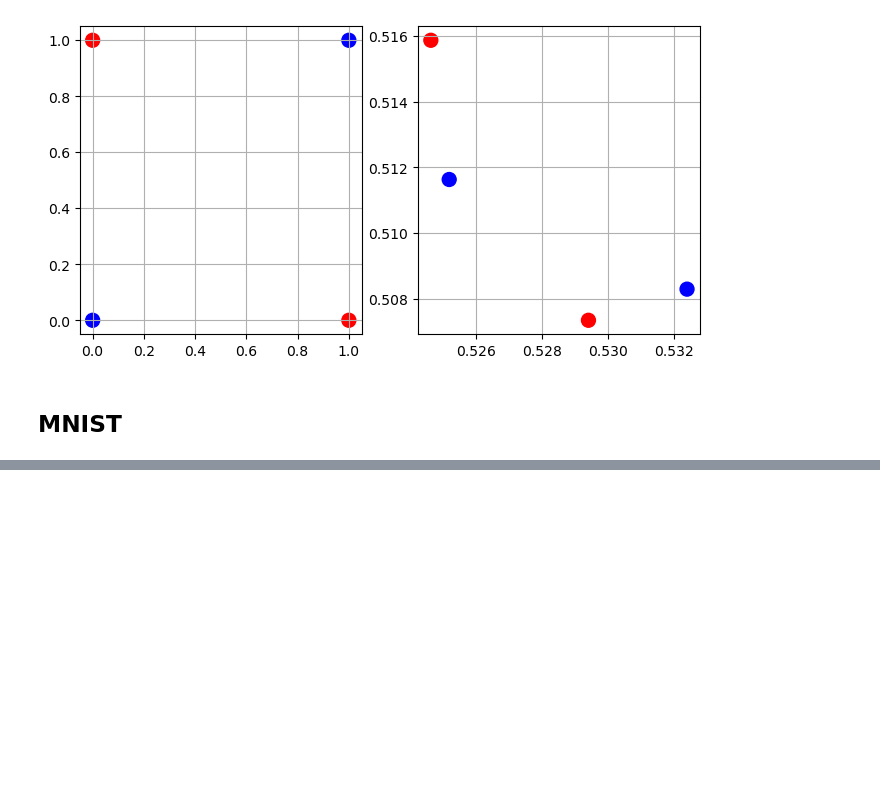
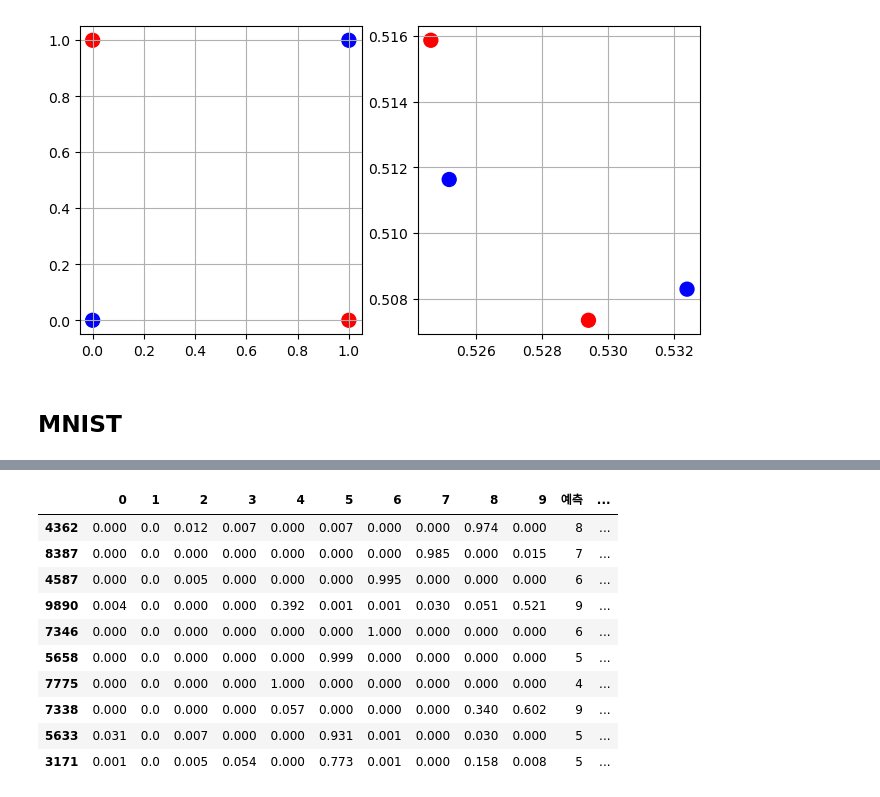
Before and after one commit to rebirther00/pydeep_multicam, a Jupyter notebook: Day3.ipynb, the cells around one changed output, grey strips where cells are left out. Drawn from its saved outputs; the diff is of its cells as text; code cells hidden in the pictures; blank space fills up the shorter version.

```diff
--- a/Day3.ipynb
+++ b/Day3.ipynb
@@ -338,0 +393,17 @@ print(len(mnist['test']))
+# %%
+z = np.array([
+    [4.3, 3.2, -2.1],
+    [3.3, 1.2, -7.1]])
+
+# print(np.exp(z).round(3)) # 무조건 양수
+# print(np.exp(z) / np.sum(np.exp(z))) # 합이 1이 되도록 정규화
+
+def softmax(x):
+    exp_x = np.exp(x-x.max(axis=1, keepdims=True )) # 오버플로우 방지
+    return exp_x / exp_x.sum(axis=1, keepdims=True)
+
+pd.DataFrame({
+    'z' : z.flatten(),
+    'exp(z)' : np.exp(z).flatten(),
+    'softmax(z)' : softmax(z).flatten()
+}).round(3)
@@ -338,0 +418,24 @@ print(len(mnist['test']))
+# %%
+outputs = test_data @ model.coef_.T + model.intercept_
+예측 = np.argmax(outputs, axis=1)
+assert np.all(예측 == model.predict(test_data))
+pd.DataFrame(outputs).assign(예측=np.argmax(outputs, axis=1), 정답=test_targets).sample(10)
+
+# 아래 코드는 크게 의미가 없는 코드임.
+pd.DataFrame(sigmoid(outputs)).assign(예측=np.argmax(outputs, axis=1), 정답=test_targets).sample(10)
+
+# def softmax(x):
+#     return np.exp(x) / np.sum(np.exp(x), axis=1, keepdims=True)
+pd.DataFrame(softmax(outputs)).assign(예측=np.argmax(outputs, axis=1), 정답=test_targets).sample(10).round(3)
+# %% [output]
+|  | 0 | 1 | 2 | 3 | 4 | 5 | 6 | 7 | 8 | 9 | 예측 | ... |
+| 4362 | 0.000 | 0.0 | 0.012 | 0.007 | 0.000 | 0.007 | 0.000 | 0.000 | 0.974 | 0.000 | 8 | ... |
+| 8387 | 0.000 | 0.0 | 0.000 | 0.000 | 0.000 | 0.000 | 0.000 | 0.985 | 0.000 | 0.015 | 7 | ... |
+| 4587 | 0.000 | 0.0 | 0.005 | 0.000 | 0.000 | 0.000 | 0.995 | 0.000 | 0.000 | 0.000 | 6 | ... |
+| 9890 | 0.004 | 0.0 | 0.000 | 0.000 | 0.392 | 0.001 | 0.001 | 0.030 | 0.051 | 0.521 | 9 | ... |
+| 7346 | 0.000 | 0.0 | 0.000 | 0.000 | 0.000 | 0.000 | 1.000 | 0.000 | 0.000 | 0.000 | 6 | ... |
+| 5658 | 0.000 | 0.0 | 0.000 | 0.000 | 0.000 | 0.999 | 0.000 | 0.000 | 0.000 | 0.000 | 5 | ... |
+| 7775 | 0.000 | 0.0 | 0.000 | 0.000 | 1.000 | 0.000 | 0.000 | 0.000 | 0.000 | 0.000 | 4 | ... |
+| 7338 | 0.000 | 0.0 | 0.000 | 0.000 | 0.057 | 0.000 | 0.000 | 0.000 | 0.340 | 0.602 | 9 | ... |
+| 5633 | 0.031 | 0.0 | 0.007 | 0.000 | 0.000 | 0.931 | 0.001 | 0.000 | 0.030 | 0.000 | 5 | ... |
+| 3171 | 0.001 | 0.0 | 0.005 | 0.054 | 0.000 | 0.773 | 0.001 | 0.000 | 0.158 | 0.008 | 5 | ... |
```
Also changed, not shown: parts of 11 cells of this notebook, 9 other files.
